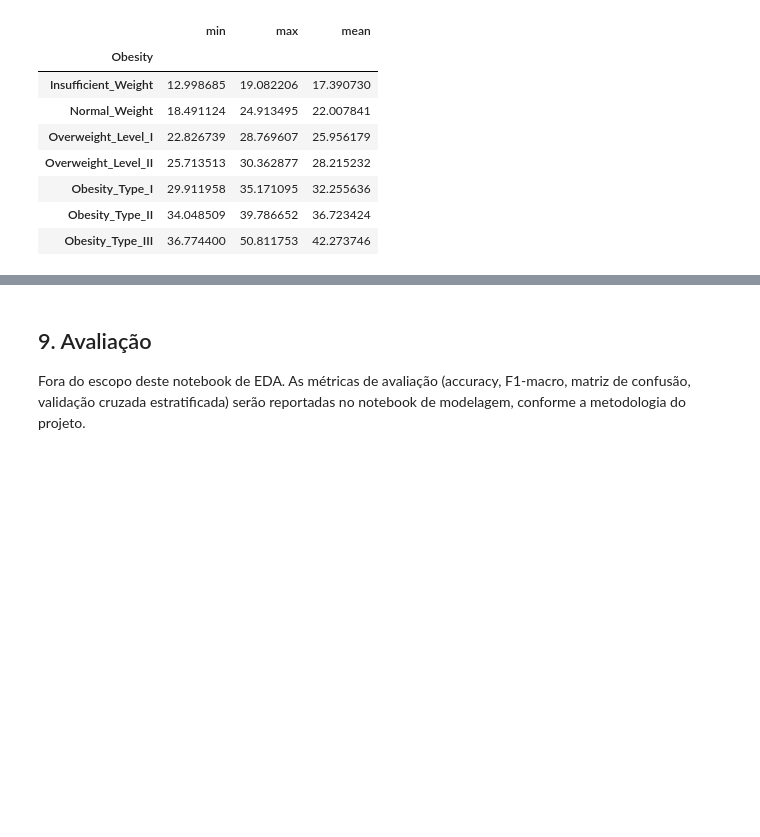
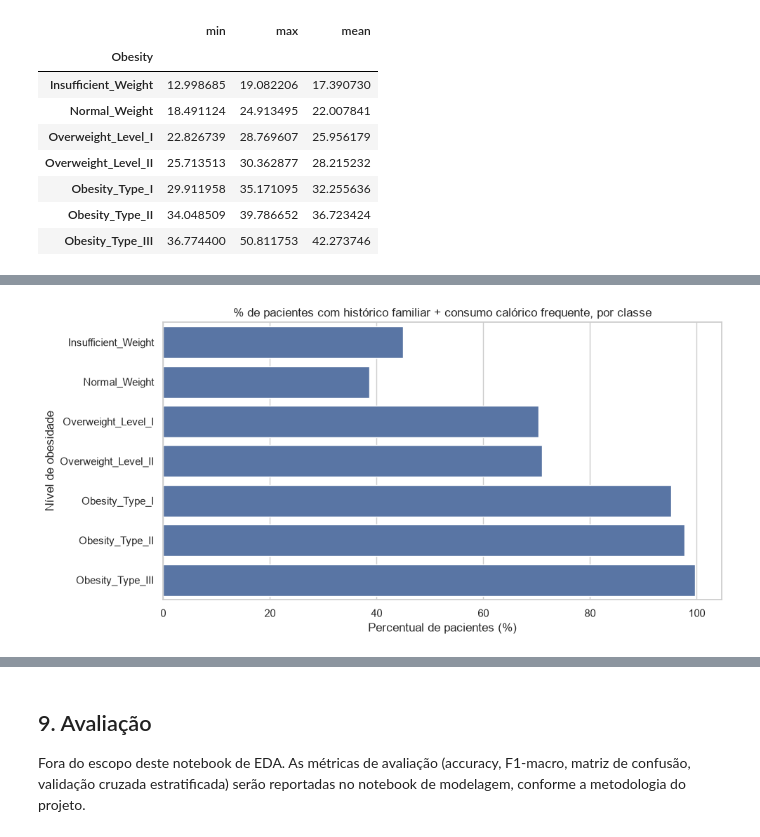
Before and after one commit to maclabr/tech-challenge-obesidade, a Jupyter notebook: notebooks/01_eda.ipynb, the cells around one changed output, grey strips where cells are left out. Saved outputs shown, nothing was run; the diff lists cells and outputs as text; code cells hidden in the pictures; blank space fills up the shorter version.

```diff
--- a/notebooks/01_eda.ipynb
+++ b/notebooks/01_eda.ipynb
@@ -312,0 +414,8 @@ faixas_imc_por_classe
+# %%
+pacientes_tratados["interacao_historico_dieta"] = (
+    (pacientes_tratados["family_history"] == "yes") & (pacientes_tratados["FAVC"] == "yes")
+).astype(int)
+
+(
+    pacientes_tratados.groupby("Obesity")["interacao_historico_dieta"].mean().reindex(ORDEM_NIVEIS_OBESIDADE) * 100
+).rename("percentual_com_historico_e_dieta_de_risco")
@@ -312,0 +432,19 @@ faixas_imc_por_classe
+# %%
+percentual_interacao_por_classe = (
+    pacientes_tratados.groupby("Obesity")["interacao_historico_dieta"].mean().reindex(ORDEM_NIVEIS_OBESIDADE) * 100
+)
+
+fig, eixo = plt.subplots(figsize=(10, 5))
+sns.barplot(
+    x=percentual_interacao_por_classe.values,
+    y=percentual_interacao_por_classe.index,
+    order=ORDEM_NIVEIS_OBESIDADE,
+    ax=eixo,
+)
+eixo.set_title("% de pacientes com histórico familiar + consumo calórico frequente, por classe")
+eixo.set_xlabel("Percentual de pacientes (%)")
+eixo.set_ylabel("Nível de obesidade")
+plt.tight_layout()
+plt.show()
+# %% [output]
+[figure, added]
```
Also changed, not shown: parts of 42 cells of this notebook.
